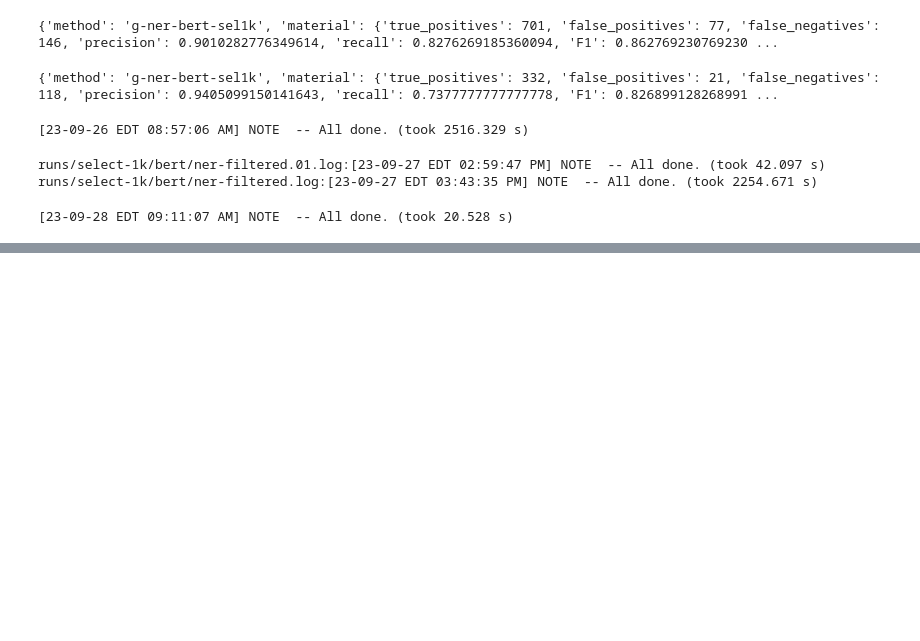
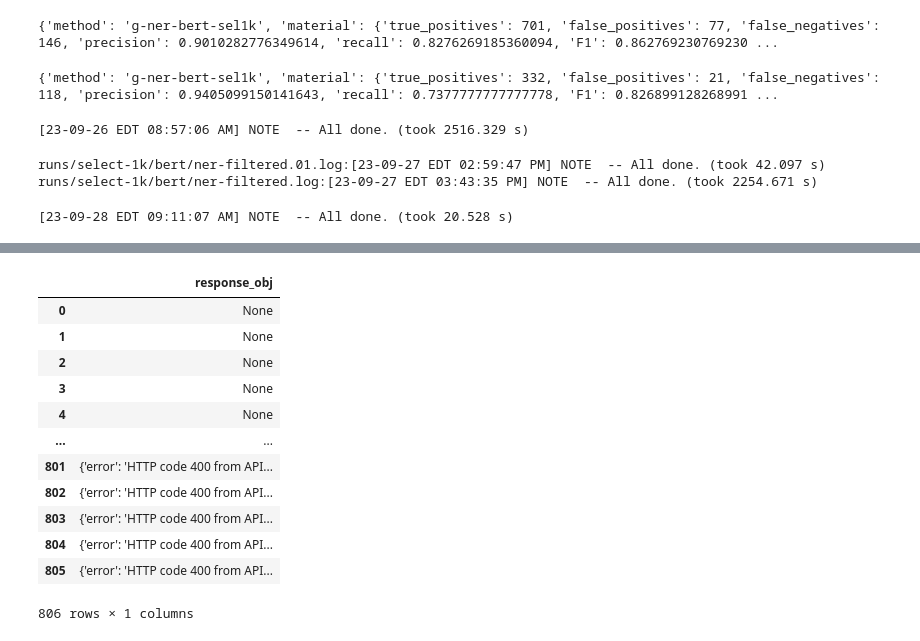
Before and after one commit to Ramprasad-Group/PromptDataExtraction, a Jupyter notebook: notebooks/Analyze-Select-1k.ipynb, the cells around one changed output, grey strips where cells are left out. Cells and saved outputs as stored; diff of their text form; code cells hidden in the pictures; blank space fills up the shorter version.

```diff
--- a/notebooks/Analyze-Select-1k.ipynb
+++ b/notebooks/Analyze-Select-1k.ipynb
@@ -152,0 +221,21 @@ str(datetime.timedelta(seconds = 2516 + 42 + 2254 + 20))
+# %%
+# Number of failed requests
+execute("""
+        SELECT response_obj FROM api_requests ar
+        WHERE ar.method_id = :mid AND status != 'ok';
+
+        """, mid=method.id)
+# %% [output]
+|  | response_obj |
+| 0 | None |
+| 1 | None |
+| 2 | None |
+| 3 | None |
+| 4 | None |
+| ... | ... |
+| 801 | {'error': 'HTTP code 400 from API... |
+| 802 | {'error': 'HTTP code 400 from API... |
+| 803 | {'error': 'HTTP code 400 from API... |
+| 804 | {'error': 'HTTP code 400 from API... |
+| 805 | {'error': 'HTTP code 400 from API... |
+806 rows × 1 columns
```
Also changed, not shown: parts of 19 cells of this notebook.
